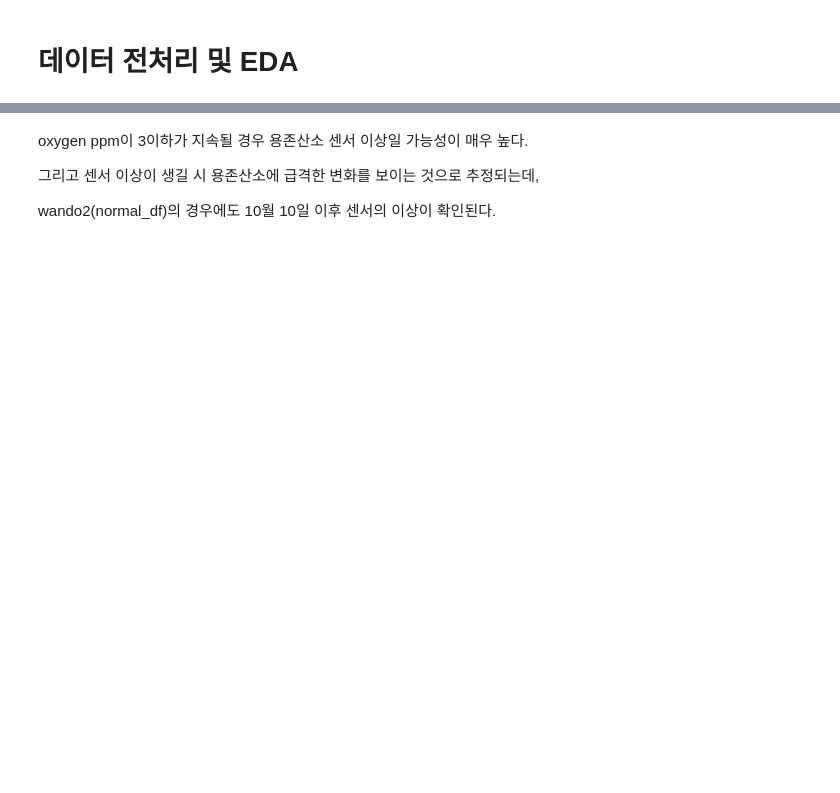
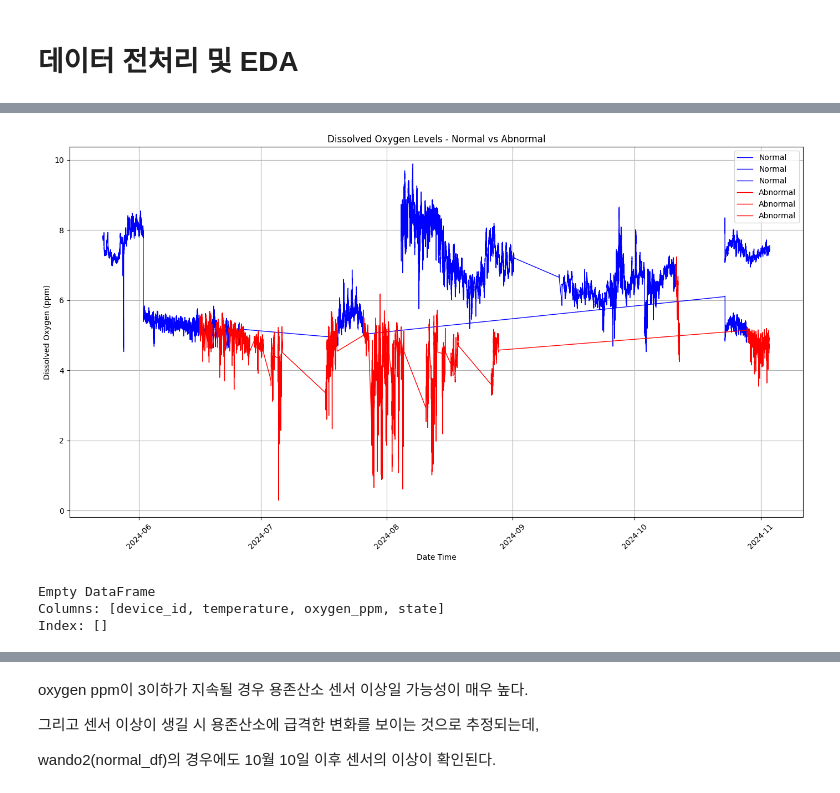
Before and after one commit to cpyy5526/DietScan-Care-AI, a Jupyter notebook: ParkYoungChan/프로젝트변경후/bioAI-code/baseline_박영찬.ipynb, the cells around one changed output, grey strips where cells are left out. Cells and saved outputs as stored; diff of their text form; code cells hidden in the pictures; blank space fills up the shorter version.

```diff
--- a/ParkYoungChan/프로젝트변경후/bioAI-code/baseline_박영찬.ipynb
+++ b/ParkYoungChan/프로젝트변경후/bioAI-code/baseline_박영찬.ipynb
@@ -93,0 +148,9 @@ normal_df = normal_df.dropna()
+# %%
+abnormal_df_wando01 = abnormal_df[abnormal_df['device_id']=="wando01"].reset_index(drop=True)
+normal_df_wando01 = normal_df[normal_df['device_id']=="wando01"].reset_index(drop=True)
+
+abnormal_df_wando01b = abnormal_df[abnormal_df['device_id']=="wando01b"].reset_index(drop=True)
+normal_df_wando01b = normal_df[normal_df['device_id']=="wando01b"].reset_index(drop=True)
+
+abnormal_df_wando02 = abnormal_df[abnormal_df['device_id']=="wando02"].reset_index(drop=True)
+normal_df_wando02 = normal_df[normal_df['device_id']=="wando02"].reset_index(drop=True)
@@ -93,0 +174,47 @@ normal_df = normal_df.dropna()
+# %%
+import matplotlib.pyplot as plt
+
+# 그래프 설정
+plt.figure(figsize=(14, 8))
+
+# Normal 상태 데이터 시각화
+plt.plot(normal_df_wando01['date_time'], normal_df_wando01['oxygen_ppm'], label='Normal', color='blue', linewidth=1)
+plt.plot(normal_df_wando01b['date_time'], normal_df_wando01b['oxygen_ppm'], label='Normal', color='blue', linewidth=1)
+plt.plot(normal_df_wando02['date_time'], normal_df_wando02['oxygen_ppm'], label='Normal', color='blue', linewidth=1)
+
+
+# Abnormal 상태 데이터 시각화
+plt.plot(abnormal_df_wando01['date_time'], abnormal_df_wando01['oxygen_ppm'], label='Abnormal', color='red', linewidth=1)
+plt.plot(abnormal_df_wando01b['date_time'], abnormal_df_wando01b['oxygen_ppm'], label='Abnormal', color='red', linewidth=1)
+plt.plot(abnormal_df_wando02['date_time'], abnormal_df_wando02['oxygen_ppm'], label='Abnormal', color='red', linewidth=1)
+
+# 그래프 세부 설정
+plt.title('Dissolved Oxygen Levels - Normal vs Abnormal')
+plt.xlabel('Date Time')
+plt.ylabel('Dissolved Oxygen (ppm)')
+plt.legend()
+plt.grid(True)
+plt.xticks(rotation=45)
+plt.tight_layout()
+
+# 그래프 표시
+plt.show()
+# %% [output]
+[figure, added]
+# %%
+def resampling(df):
+    df.set_index('date_time', inplace=True)
+    df['temperature'] = df['temperature'].astype(float)
+    df['oxygen_ppm'] = df['oxygen_ppm'].astype(float)
+
+    # 2분 단위로 리샘플링 (평균값을 계산)
+    df = df.resample('2min').ffill().reset_index()
+    df = df.dropna()
+
+    return df
+
+print(abnormal_df_wando01b)
+# %% [output]
+Empty DataFrame
+Columns: [device_id, temperature, oxygen_ppm, state]
+Index: []
```
Also changed, not shown: parts of 33 cells of this notebook.
